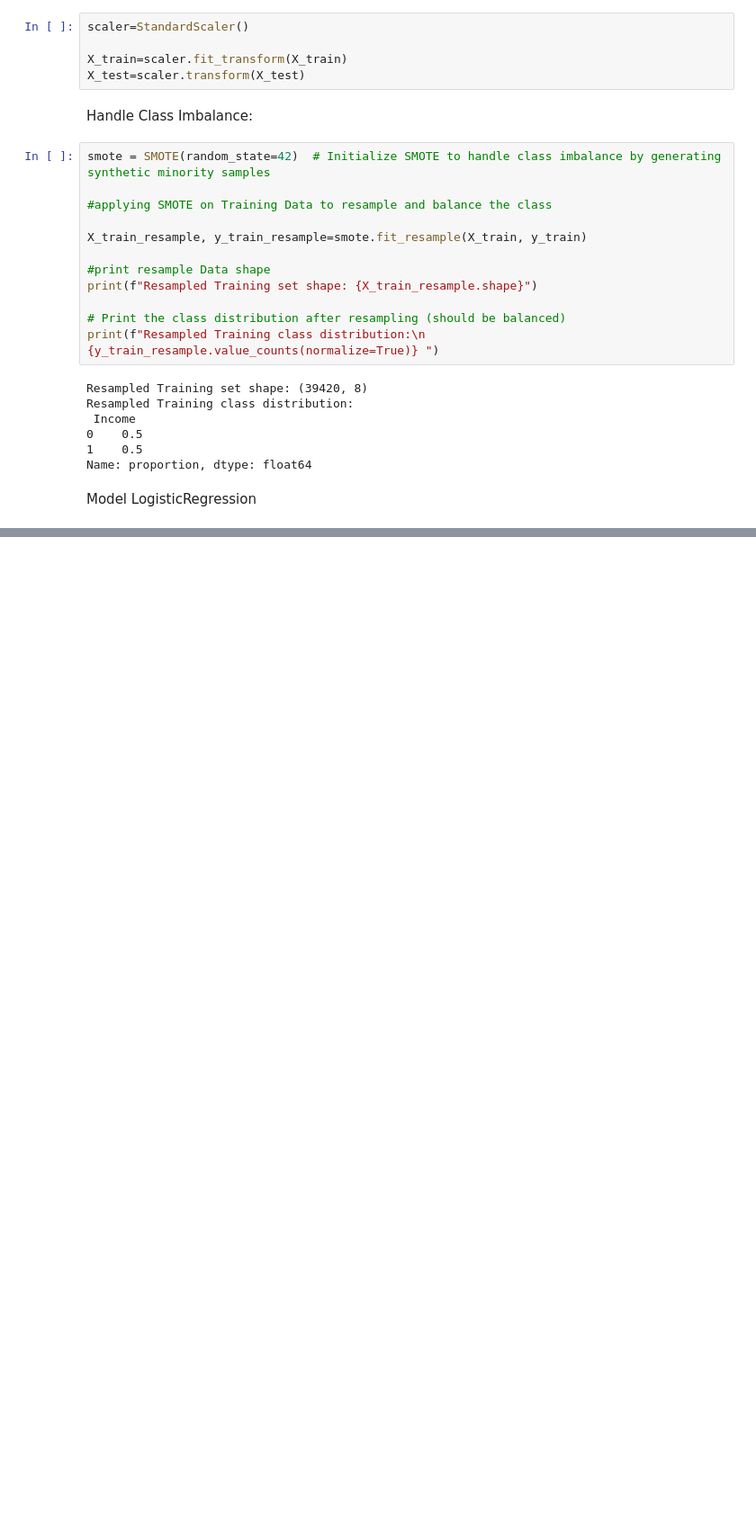
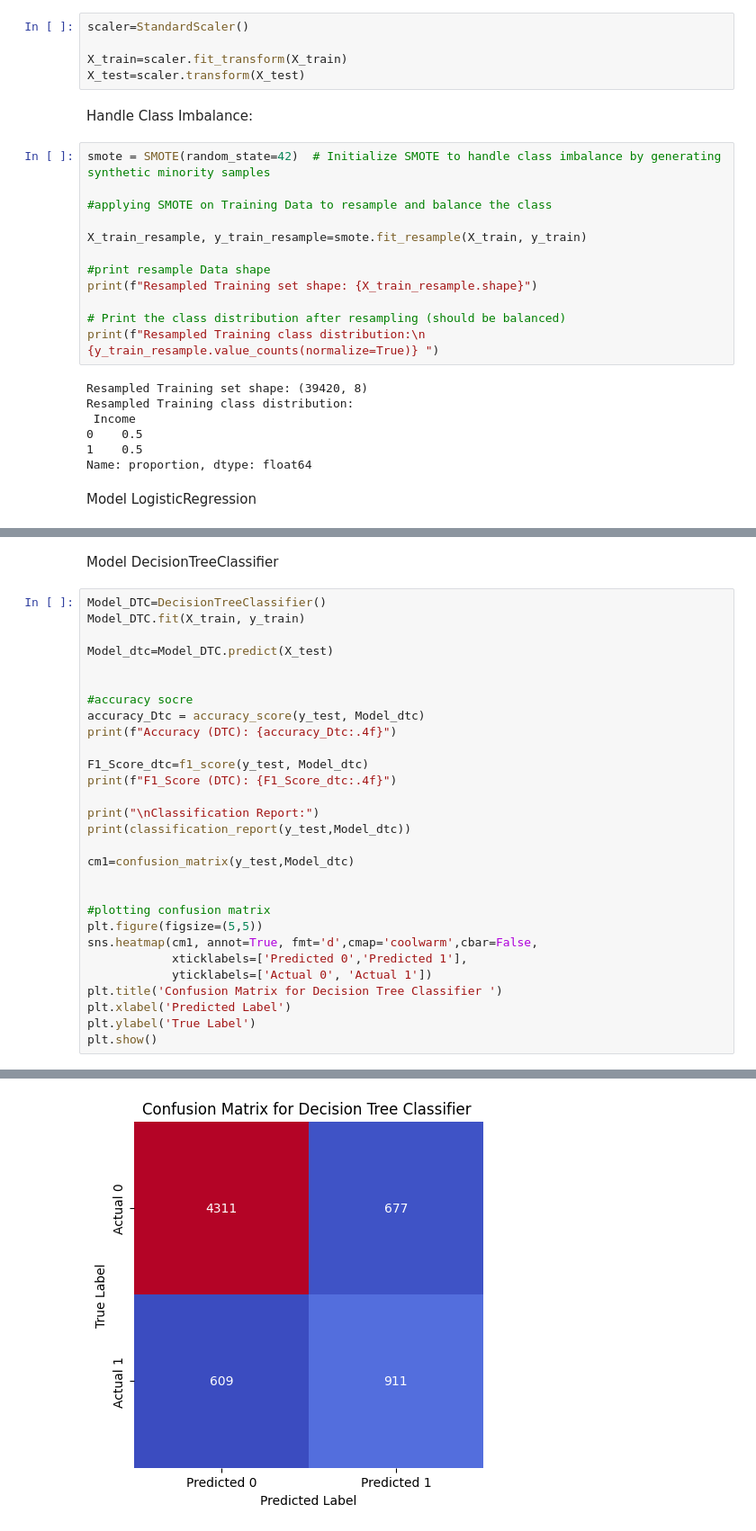
Before and after one commit to kunalvanjani705-tech/Income-Census-Classification, a Jupyter notebook: Censusincome.ipynb, the cells around one changed output, grey strips where cells are left out. Shown at 90% size. Cells and saved outputs as stored; diff of their text form; blank space fills up the shorter version.

```diff
--- a/Censusincome.ipynb
+++ b/Censusincome.ipynb
@@ -550,3 +564,35 @@ Classification Report:
    macro avg       0.77      0.69      0.71      6508
 weighted avg       0.81      0.82      0.81      6508
 [figure]
+# %% [markdown]
+Model DecisionTreeClassifier
+# %%
+Model_DTC=DecisionTreeClassifier()
+Model_DTC.fit(X_train, y_train)
+
+Model_dtc=Model_DTC.predict(X_test)
+
+
+#accuracy socre
+accuracy_Dtc = accuracy_score(y_test, Model_dtc)
+print(f"Accuracy (DTC): {accuracy_Dtc:.4f}")
+
+F1_Score_dtc=f1_score(y_test, Model_dtc)
+print(f"F1_Score (DTC): {F1_Score_dtc:.4f}")
+
+print("\nClassification Report:")
+print(classification_report(y_test,Model_dtc))
+
+cm1=confusion_matrix(y_test,Model_dtc)
+
+
+#plotting confusion matrix
+plt.figure(figsize=(5,5))
+sns.heatmap(cm1, annot=True, fmt='d',cmap='coolwarm',cbar=False,
+            xticklabels=['Predicted 0','Predicted 1'],
+            yticklabels=['Actual 0', 'Actual 1'])
+plt.title('Confusion Matrix for Decision Tree Classifier ')
+plt.xlabel('Predicted Label')
+plt.ylabel('True Label')
+plt.show()
+# %% [output]
@@ -552,0 +611 @@ weighted avg       0.81      0.82      0.81      6508
+[figure, added]
```
Also changed, not shown: parts of 14 cells of this notebook.
